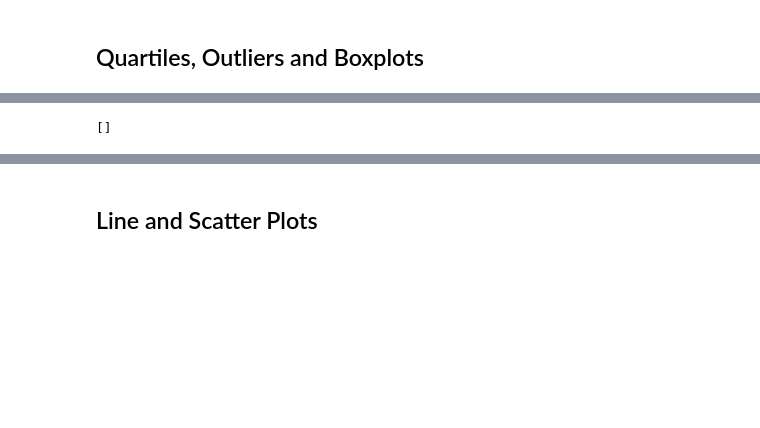
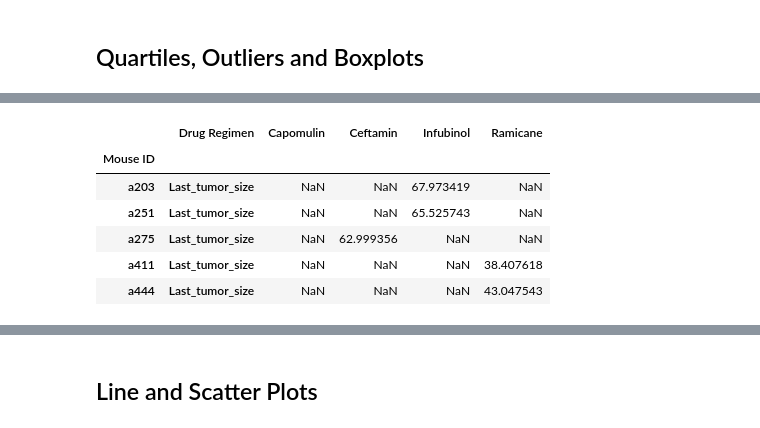
Before and after one commit to kflores56/Pharmaceutical-Analysis, a Jupyter notebook: Pymaceuticals/pymaceuticals_starter.ipynb, the cells around one changed output, grey strips where cells are left out. Saved outputs shown, nothing was run; the diff lists cells and outputs as text; code cells hidden in the pictures; blank space fills up the shorter version.

```diff
--- a/Pymaceuticals/pymaceuticals_starter.ipynb
+++ b/Pymaceuticals/pymaceuticals_starter.ipynb
@@ -268,7 +264,14 @@ KeyError: 'Drug Regimen'
 # %%
 # Put treatments into a list for for loop (and later for plot labels)
-treatments = ['Infubinol', 'Ceftamin', 'Ramicane', 'Capomulin']
+treatment_list = ['Infubinol', 'Ceftamin', 'Ramicane', 'Capomulin']
 
 # Create empty list to fill with tumor vol data (for plotting)
 tumor_vol_data = []
+
+treatment_df = finfin_tum[finfin_tum['Drug Regimen'].isin(treatment_list)]
+
+treatment_grouped = treatment_df.groupby(['Drug Regimen', 'Mouse ID']).agg(\
+                                                             Last_tumor_size=('Tumor Volume (mm3)',lambda x: x.iloc[-1]))
+
+treatment_grouped
 # %% [output]
@@ -276,8 +291,0 @@ tumor_vol_data = []
-# %%
-for drug in treatments:
-    if "Timepoint" == "Timepoint_Max":
-        tumor_vol_data.append("Tumor Volume (mm3)")
-
-print(tumor_vol_data)
-# %% [output]
-[]
@@ -298,0 +292,11 @@ print(tumor_vol_data)
+# %%
+treatment_reorg = treatment_grouped.stack(level=0).unstack(level=0)
+treatment_reorg.head()
+# %% [output]
+|  | Drug Regimen | Capomulin | Ceftamin | Infubinol | Ramicane |
+| Mouse ID |  |  |  |  |  |
+| a203 | Last_tumor_size | NaN | NaN | 67.973419 | NaN |
+| a251 | Last_tumor_size | NaN | NaN | 65.525743 | NaN |
+| a275 | Last_tumor_size | NaN | 62.999356 | NaN | NaN |
+| a411 | Last_tumor_size | NaN | NaN | NaN | 38.407618 |
+| a444 | Last_tumor_size | NaN | NaN | NaN | 43.047543 |
```
Also changed, not shown: parts of 6 cells of this notebook.
